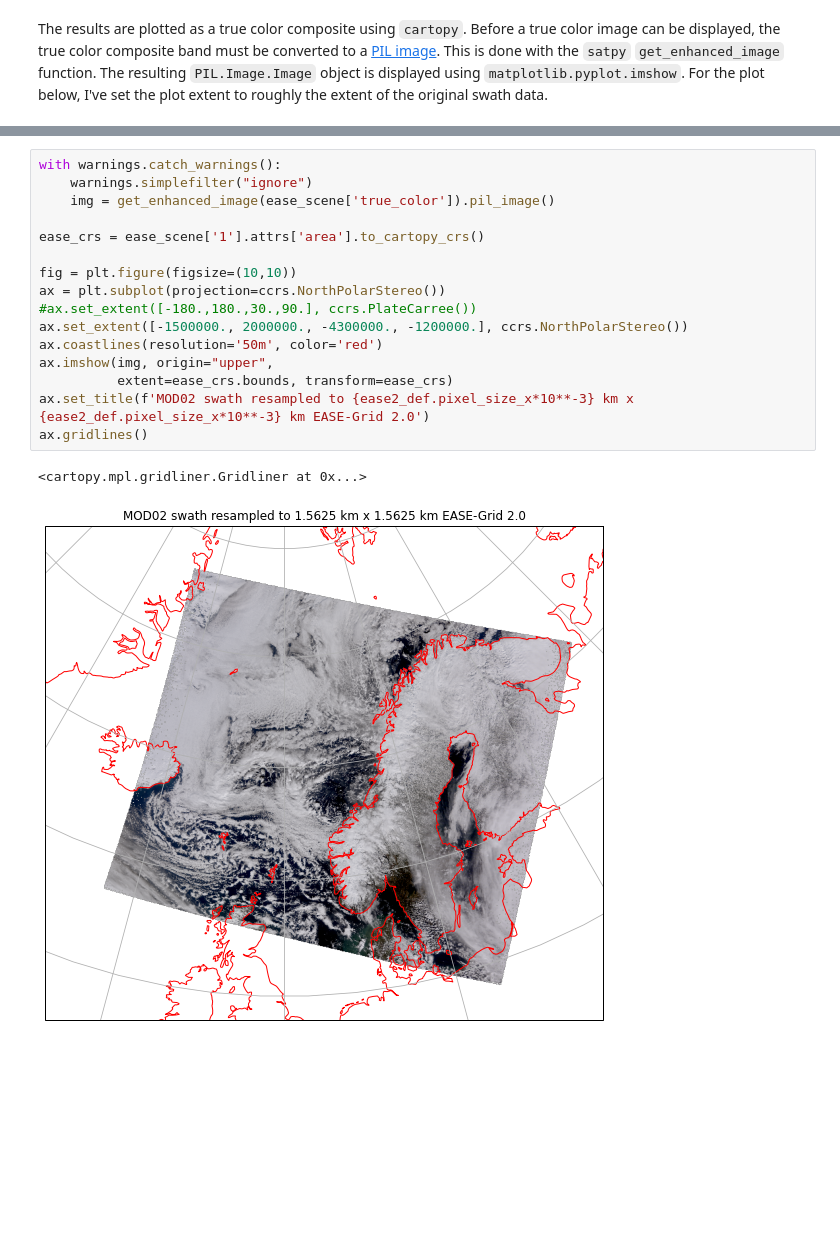
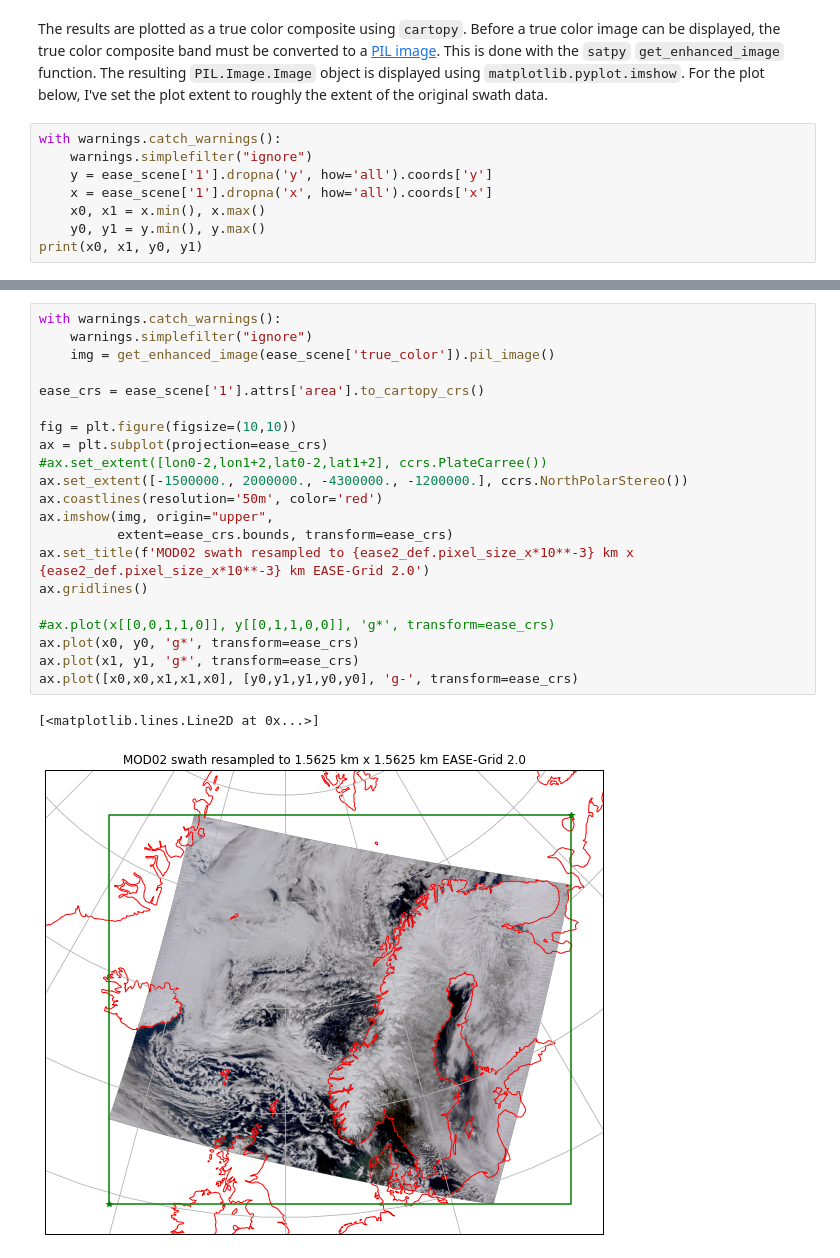
Before and after one commit to andypbarrett/satpy_examples, a Jupyter notebook: notebooks/satpy_resample_modis.ipynb, the cells around one changed output, grey strips where cells are left out. Cells and saved outputs as stored; diff of their text form; blank space fills up the shorter version.

```diff
--- a/notebooks/satpy_resample_modis.ipynb
+++ b/notebooks/satpy_resample_modis.ipynb
@@ -49,3 +58,11 @@ Could not calculate destination definition resolution
 Could not calculate destination definition resolution
 # %% [markdown]
 The results are plotted as a true color composite using `cartopy`.  Before a true color image can be displayed, the true color composite band must be converted to a [PIL image](https://matplotlib.org/3.2.1/api/_as_gen/matplotlib.pyplot.imshow.html).  This is done with the `satpy` `get_enhanced_image` function.  The resulting `PIL.Image.Image` object is displayed using `matplotlib.pyplot.imshow`.  For the plot below, I've set the plot extent to roughly the extent of the original swath data.
+# %%
+with warnings.catch_warnings():
+    warnings.simplefilter("ignore")
+    y = ease_scene['1'].dropna('y', how='all').coords['y']
+    x = ease_scene['1'].dropna('x', how='all').coords['x']
+    x0, x1 = x.min(), x.max()
+    y0, y1 = y.min(), y.max()
+print(x0, x1, y0, y1)
@@ -52,19 +83,24 @@ The results are plotted as a true color composite using `cartopy`.  Before a tru
 # %%
 with warnings.catch_warnings():
     warnings.simplefilter("ignore")
     img = get_enhanced_image(ease_scene['true_color']).pil_image()
 
 ease_crs = ease_scene['1'].attrs['area'].to_cartopy_crs()
 
 fig = plt.figure(figsize=(10,10))
-ax = plt.subplot(projection=ccrs.NorthPolarStereo())
-#ax.set_extent([-180.,180.,30.,90.], ccrs.PlateCarree())
+ax = plt.subplot(projection=ease_crs)
+#ax.set_extent([lon0-2,lon1+2,lat0-2,lat1+2], ccrs.PlateCarree())
 ax.set_extent([-1500000., 2000000., -4300000., -1200000.], ccrs.NorthPolarStereo())
 ax.coastlines(resolution='50m', color='red')
 ax.imshow(img, origin="upper",
           extent=ease_crs.bounds, transform=ease_crs)
 ax.set_title(f'MOD02 swath resampled to {ease2_def.pixel_size_x*10**-3} km x {ease2_def.pixel_size_x*10**-3} km EASE-Grid 2.0')
 ax.gridlines()
+
+#ax.plot(x[[0,0,1,1,0]], y[[0,1,1,0,0]], 'g*', transform=ease_crs)
+ax.plot(x0, y0, 'g*', transform=ease_crs)
+ax.plot(x1, y1, 'g*', transform=ease_crs)
+ax.plot([x0,x0,x1,x1,x0], [y0,y1,y1,y0,y0], 'g-', transform=ease_crs)
 # %% [output]
-<cartopy.mpl.gridliner.Gridliner at 0x...>
+[<matplotlib.lines.Line2D at 0x...>]
-[figure, old version]
+[figure, new version]
```
Also changed, not shown: parts of 16 cells of this notebook.
